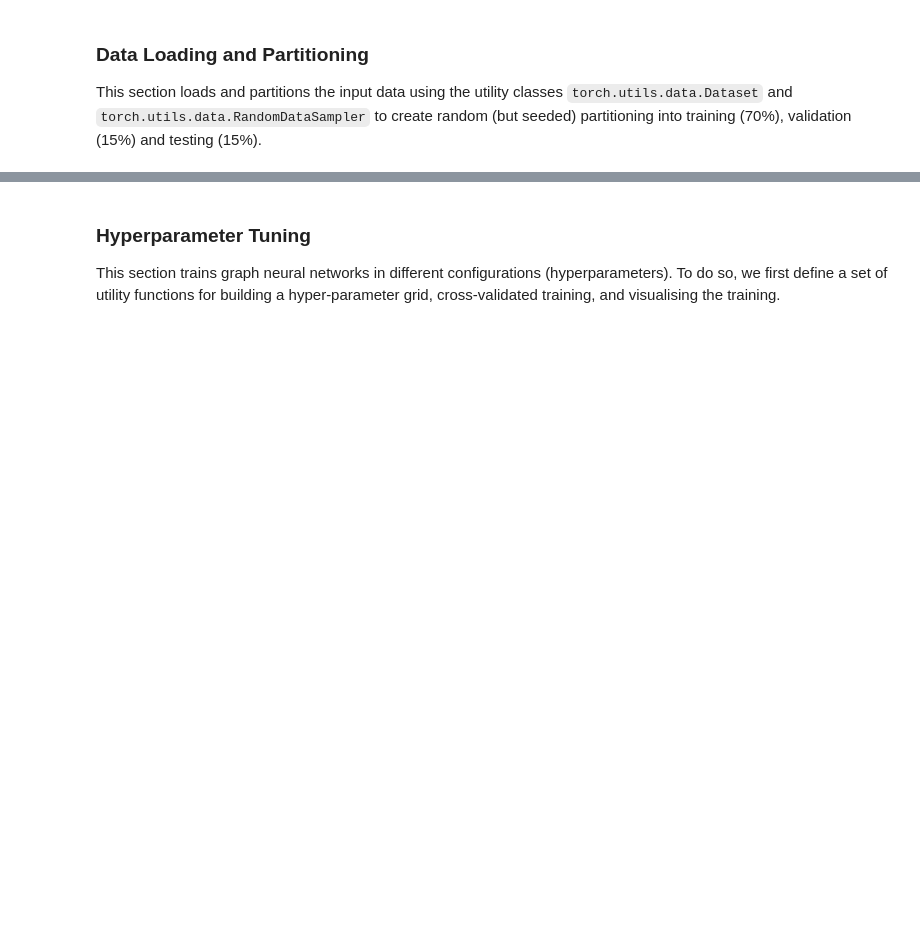
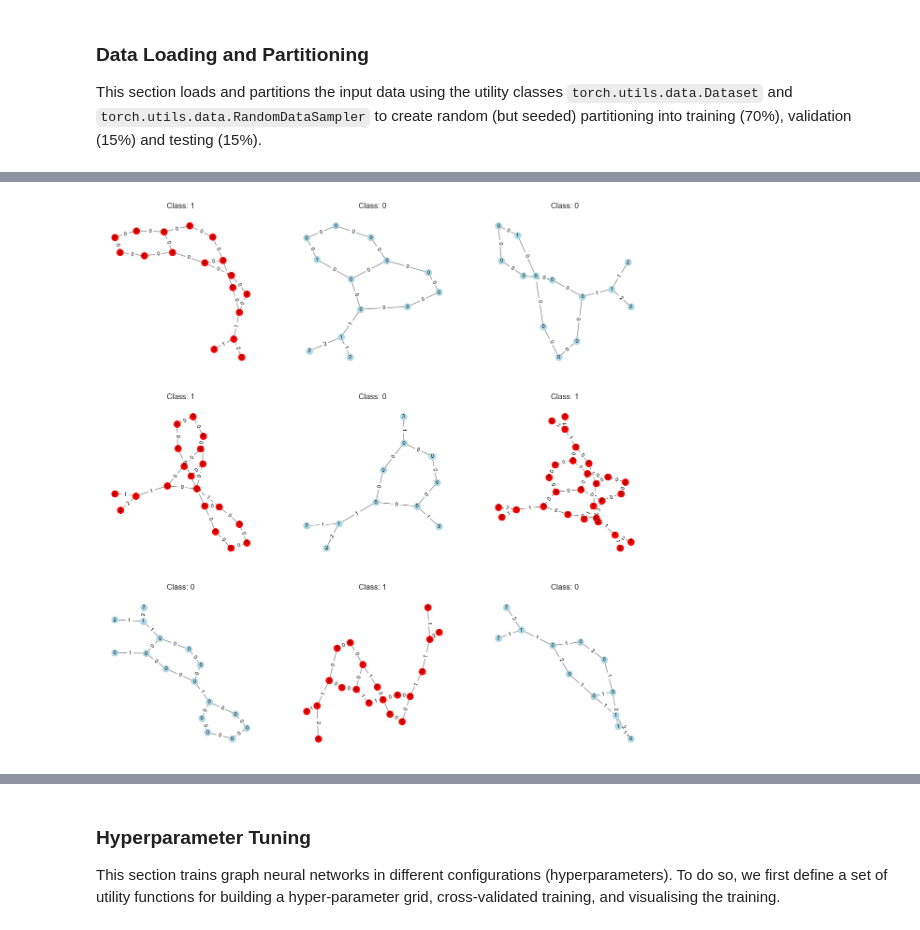
Before and after one commit to mikasenghaas/cs502, a Jupyter notebook: homeworks/2/Homework_2.ipynb, the cells around one changed output, grey strips where cells are left out. Cells and saved outputs as stored; diff of their text form; code cells hidden in the pictures; blank space fills up the shorter version.

```diff
--- a/homeworks/2/Homework_2.ipynb
+++ b/homeworks/2/Homework_2.ipynb
@@ -41,12 +43,16 @@ print(sys.version)
 # Global variables
 BASE_PATH = os.getcwd()
 DATA_PATH = os.path.join(BASE_PATH, 'data', 'mutag.jsonl')
+PLOT_PATH = os.path.join(BASE_PATH, 'plots')
 
 # Flag to train the model
 TRAIN = False
 
 # Check if data exists and is in the right place
 assert os.path.exists(DATA_PATH), f'❌ Error: Please download the data and place it in {DATA_PATH}'
+
+# Create data path if it doesn't exist
+os.makedirs(PLOT_PATH, exist_ok=True)
 # %%
 # Set seed for reproducibility
 random.seed(1)
@@ -556,23 +564,3 @@ class MUTAGDataset(Dataset):
         label = torch.Tensor(graph["y"])
 
         return node_feat, edge_attr, adj, label
-# %%
-# Test dataset class
-data = MUTAGDataset(datapath=DATA_PATH)
-node_feat, edge_attr, adj, label = data[0]
-
-assert len(node_feat) == len(adj), f"Expected 17 nodes, but got {len(node_feat)}"
-
-fig, ax = plt.subplots(3, 3, figsize=(10, 10))
-colors = ["lightblue", "red"]
-styles = {
-    "node_size": 100,
-    "edge_color": "grey",
-    "with_labels": True,
-    "font_size": 8,
-}
-for i in range(9):
-    _, _, adj, label = data[i]
-    G = nx.from_numpy_array(adj.numpy())
-    nx.draw(G, pos=nx.spring_layout(G), ax=ax[i//3, i%3],  node_color=colors[int(label.item())], **styles)
-    ax[i//3, i%3].set_title(f"Graph {i+1} (Class: {int(label.item())})")
@@ -580,0 +725,17 @@ for i in range(9):
+# %%
+# Save all graphs in a list
+all_graphs = [convert_to_graph(data[idx]) for idx in range(len(data))]
+
+# Save positive and negative examples in separate lists
+positive_graphs = [graph for graph in all_graphs if graph.name == 1]
+negative_graphs = [graph for graph in all_graphs if graph.name == 0]
+# %%
+# View the dataset
+fig, ax = plt.subplots(3, 3, figsize=(15, 15))
+for i in range(9):
+    # Draw with node colour and edge colour encoding node and edge types
+    plot_graph(all_graphs[i], ax=ax[i//3, i%3])
+
+fig.savefig(os.path.join(PLOT_PATH, "dataset.png"), dpi=300)
+# %% [output]
+[figure, added]
```
Also changed, not shown: parts of 57 cells of this notebook.
